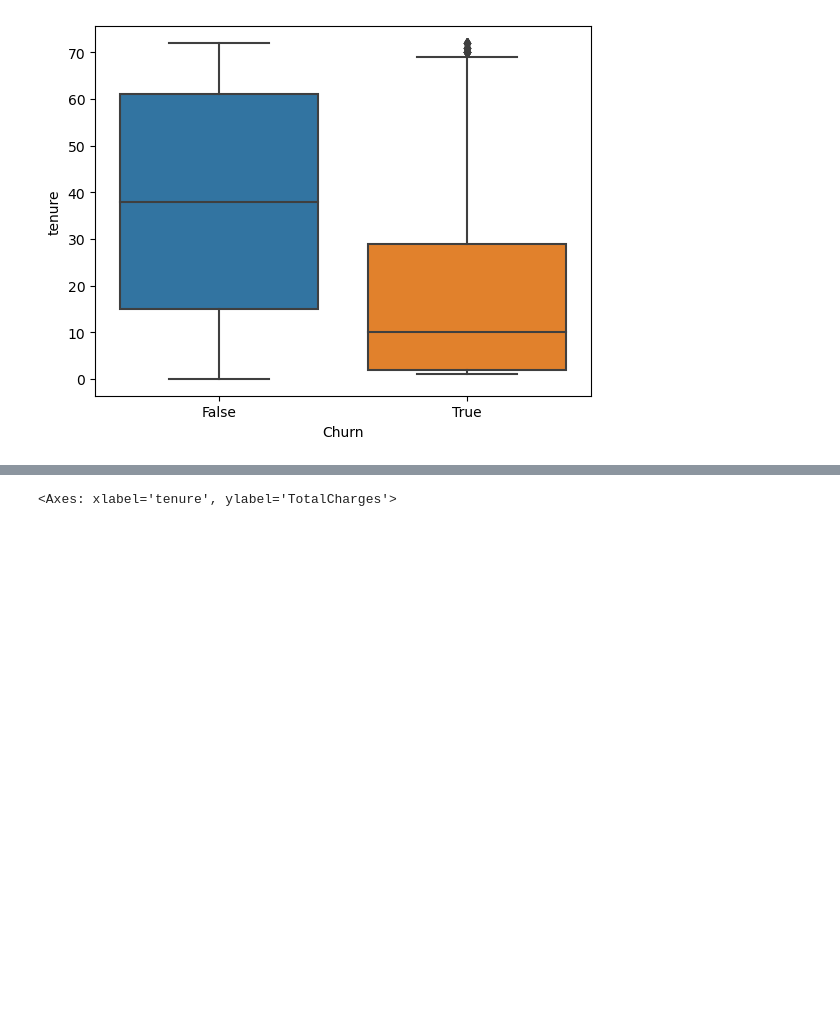
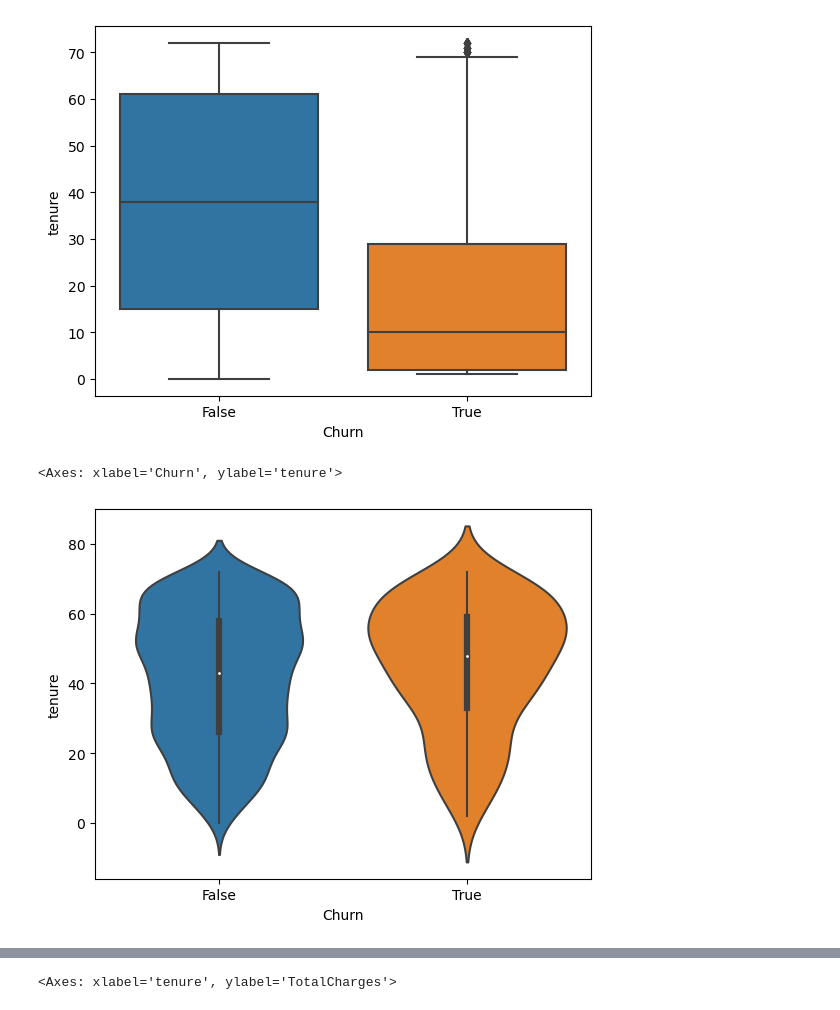
Before and after one commit to Lavinialau/Telecom-churn, a Jupyter notebook: 01_code/1_EDA.ipynb, the cells around one changed output, grey strips where cells are left out. Cells and saved outputs as stored; diff of their text form; code cells hidden in the pictures; blank space fills up the shorter version.

```diff
--- a/01_code/1_EDA.ipynb
+++ b/01_code/1_EDA.ipynb
@@ -92,5 +145,17 @@ sns.boxplot(
 # %% [output]
 <Axes: xlabel='Churn', ylabel='tenure'>
 [figure]
+# %%
+# 1 year contract, tenure, churn
+# why one 1 year contract has higher churn than 2 year
+
+sns.violinplot(
+    data = cleaned_data[cleaned_data['Contract']=='One year'],
+    x = 'Churn',
+    y = 'tenure'
+)
+# %% [output]
+<Axes: xlabel='Churn', ylabel='tenure'>
+[figure, added]
 # %%
 # churn vs tenure
```
Also changed, not shown: parts of 25 cells of this notebook, 5 other files.
